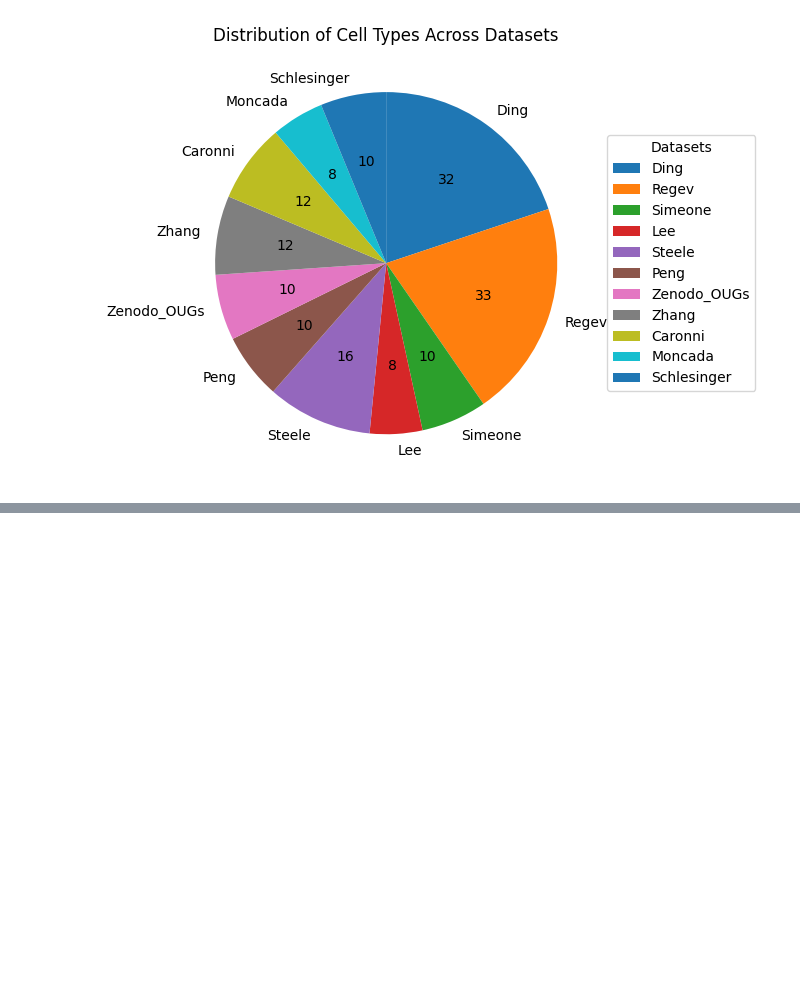
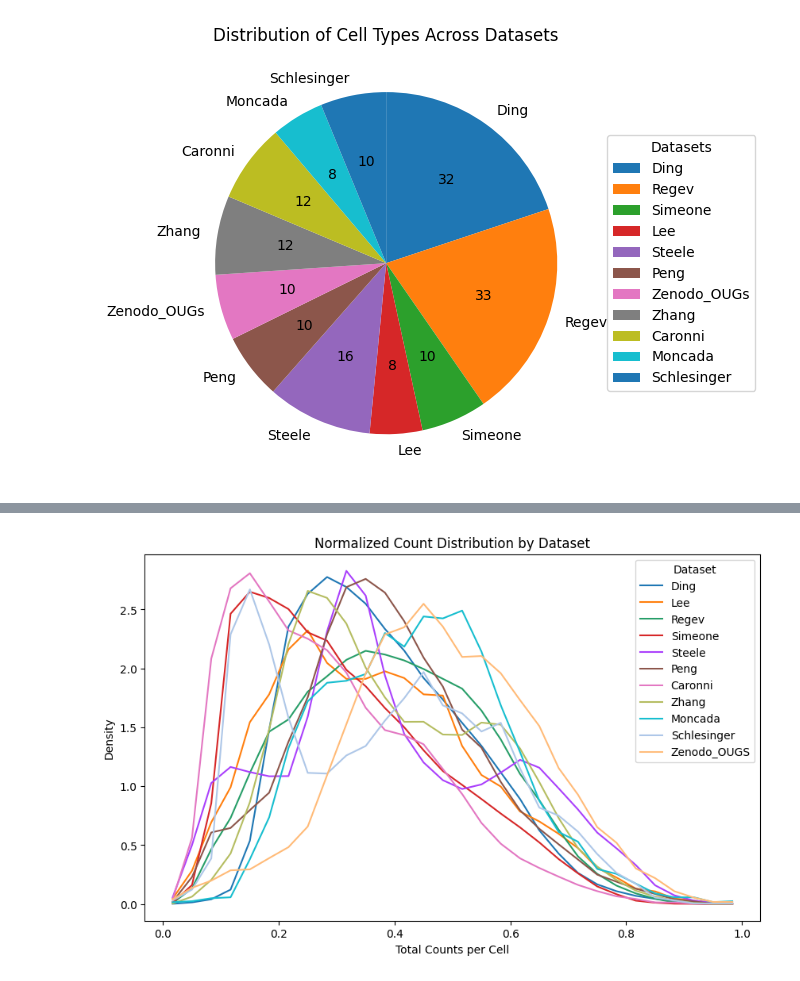
Before and after one commit to theislab/PDAC, a Jupyter notebook: code/04_DataStructure_Plots.ipynb, the cells around one changed output, grey strips where cells are left out. Cells and saved outputs as stored; diff of their text form; code cells hidden in the pictures; blank space fills up the shorter version.

```diff
--- a/code/04_DataStructure_Plots.ipynb
+++ b/code/04_DataStructure_Plots.ipynb
@@ -435,0 +513,26 @@ plt.show()
+# %%
+from sklearn.preprocessing import MinMaxScaler
+
+scaler = MinMaxScaler()
+scaled_counts = {ds: scaler.fit_transform(count_data.reshape(-1, 1)).flatten() for ds, count_data in counts.items()}
+# %%
+fig, ax = plt.subplots(figsize=(10, 6))
+
+colors = adata_qc.uns['Dataset_colors']
+
+for (ds, count_data), color in zip(scaled_counts.items(), colors):
+    # Compute histogram data
+    hist_data, bin_edges = np.histogram(count_data, bins=30, density=True)
+    bin_centers = (bin_edges[:-1] + bin_edges[1:]) / 2
+
+    # Plot as a line
+    ax.plot(bin_centers, hist_data, label=ds, color=color)
+
+ax.set_xlabel('Total Counts per Cell')
+ax.set_ylabel('Density')
+ax.set_title('Normalized Count Distribution by Dataset')
+ax.legend(title='Dataset')
+
+plt.show()
+# %% [output]
+[figure, added]
```
Also changed, not shown: parts of 10 cells of this notebook, 2 other files.
